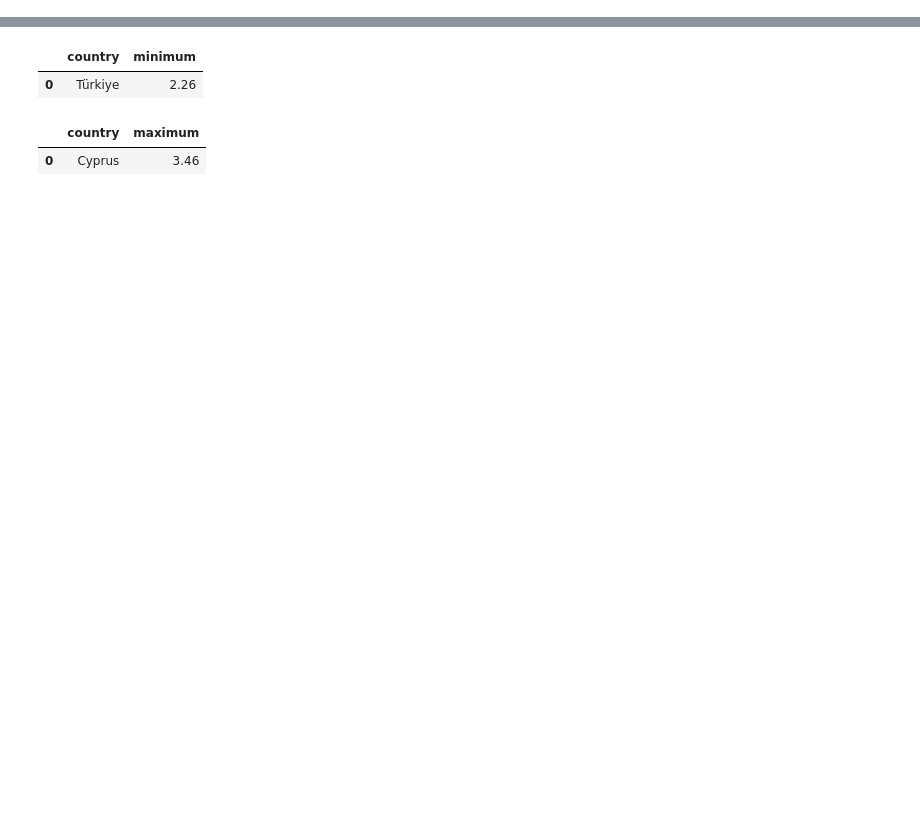
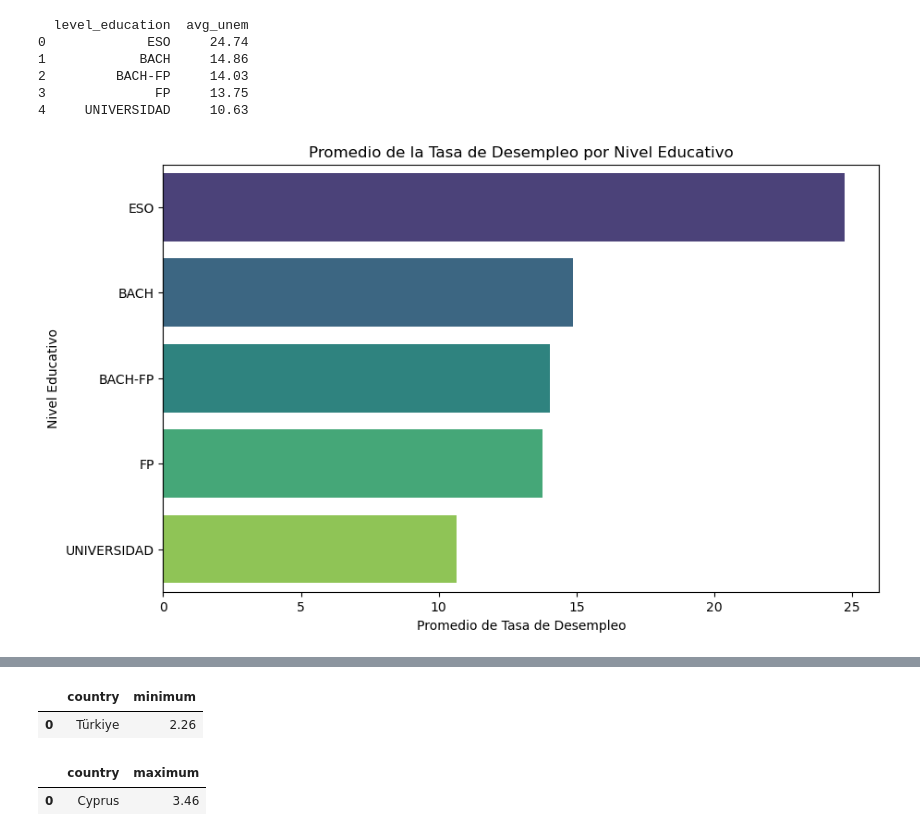
Before and after one commit to harimrys/slq_ue, a Jupyter notebook: ue_graphics.ipynb, the cells around one changed output, grey strips where cells are left out. Drawn from its saved outputs; the diff is of its cells as text; code cells hidden in the pictures; blank space fills up the shorter version.

```diff
--- a/ue_graphics.ipynb
+++ b/ue_graphics.ipynb
@@ -83,0 +52,10 @@ avg_edu_unem
+# %%
+plot_avg_unemployment_by_education_level(engine)
+# %% [output]
+  level_education  avg_unem
+0             ESO     24.74
+1            BACH     14.86
+2         BACH-FP     14.03
+3              FP     13.75
+4     UNIVERSIDAD     10.63
+[figure, added]
```
Also changed, not shown: parts of 12 cells of this notebook, 1 other file.
